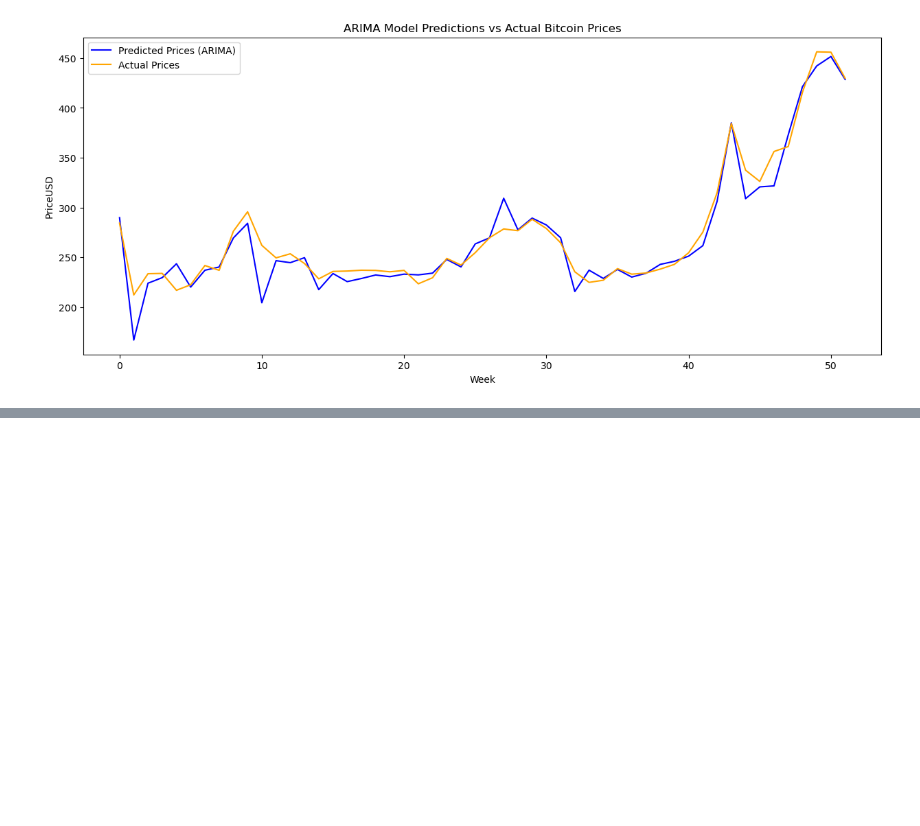
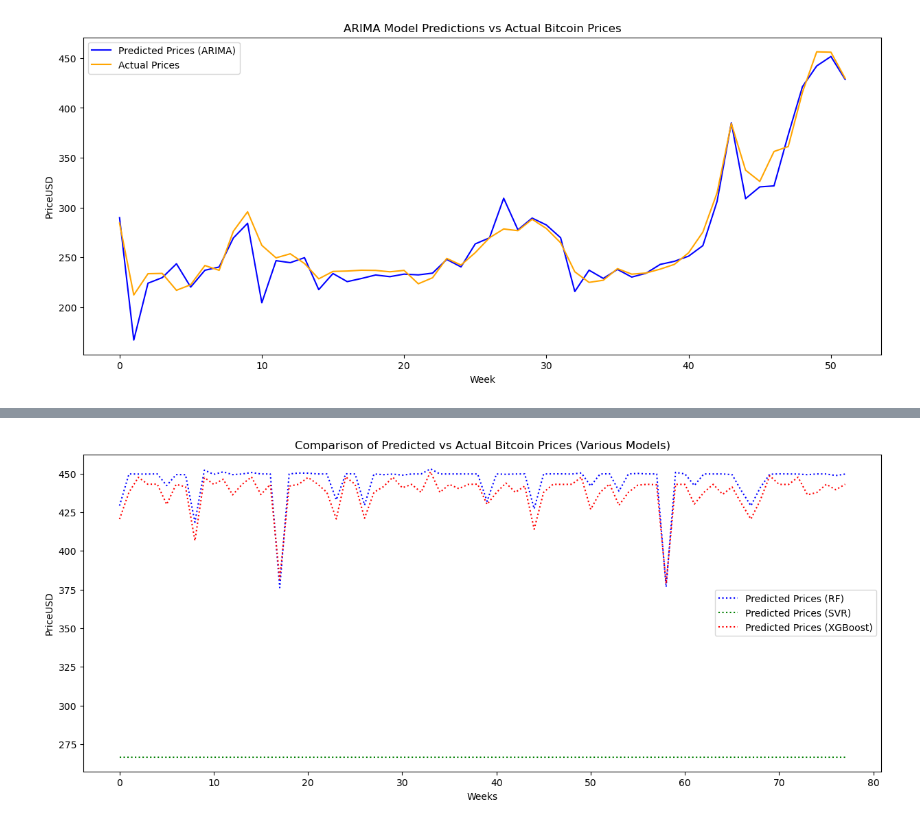
Before and after one commit to fcortesj98/DMBD-Project-2023, a Jupyter notebook: source/price_prediction/price_prediction.ipynb, the cells around one changed output, grey strips where cells are left out. Cells and saved outputs as stored; diff of their text form; code cells hidden in the pictures; blank space fills up the shorter version.

```diff
--- a/source/price_prediction/price_prediction.ipynb
+++ b/source/price_prediction/price_prediction.ipynb
@@ -286,0 +386,28 @@ plt.show()
+# %%
+def infer_seventh_day_pricexgb(model, data):
+    predictions = []
+    weeks = data['week'].unique()
+
+    feature_names = model.get_booster().feature_names
+
+    for week in weeks:
+        week_data = data[data['week'] == week]
+        if week_data.shape[0] >= 6:
+            X_week = week_data[feature_names].iloc[:6]
+            prediction = model.predict(X_week.iloc[-1].values.reshape(1, -1))[0]
+            predictions.append(prediction)
+    return predictions
+
+inferred_prices_xgbr = infer_seventh_day_pricexgb(xgbr, merged_df_infer)
+
+plt.figure(figsize=(15, 6))
+plt.plot(inferred_prices_rf, 'b:', label='Predicted Prices (RF)')
+plt.plot(inferred_prices_svr, 'g:', label='Predicted Prices (SVR)')
+plt.plot(inferred_prices_xgbr, 'r:', label='Predicted Prices (XGBoost)')
+plt.xlabel('Weeks')
+plt.ylabel('PriceUSD')
+plt.title('Comparison of Predicted vs Actual Bitcoin Prices (Various Models)')
+plt.legend()
+plt.show()
+# %% [output]
+[figure, added]
```
Also changed, not shown: parts of 22 cells of this notebook.
